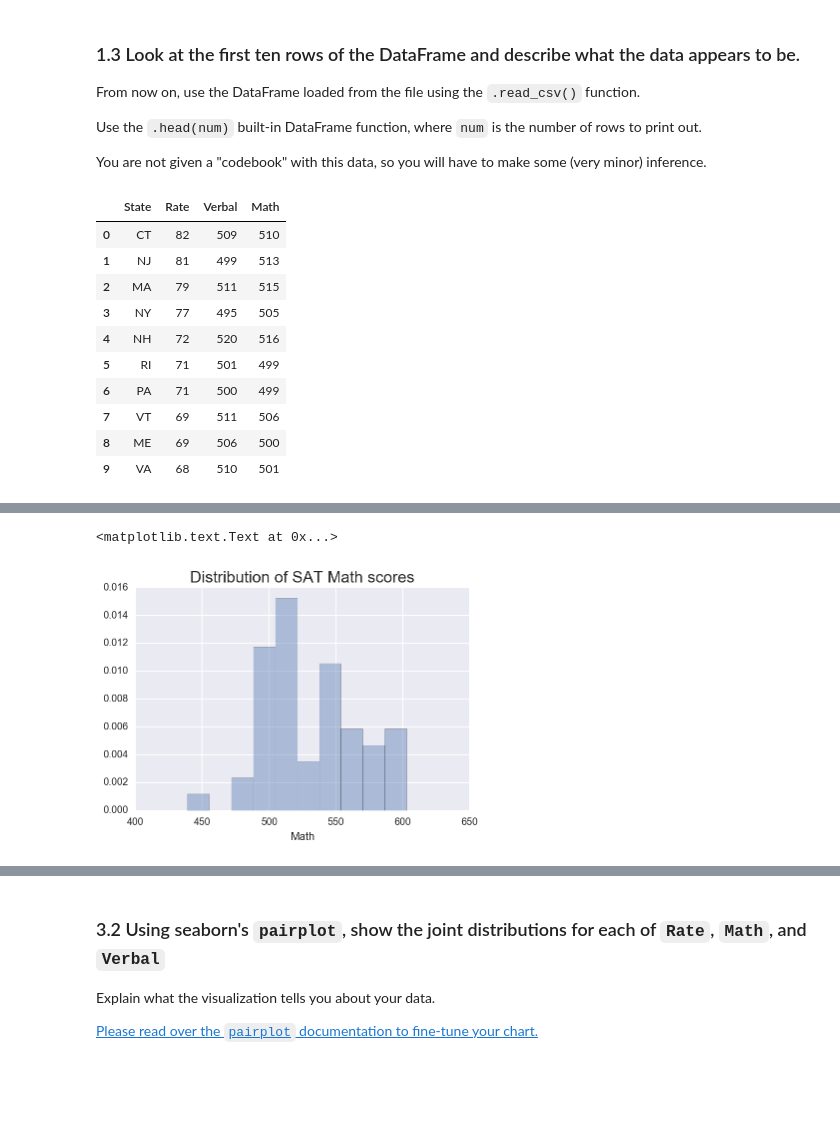
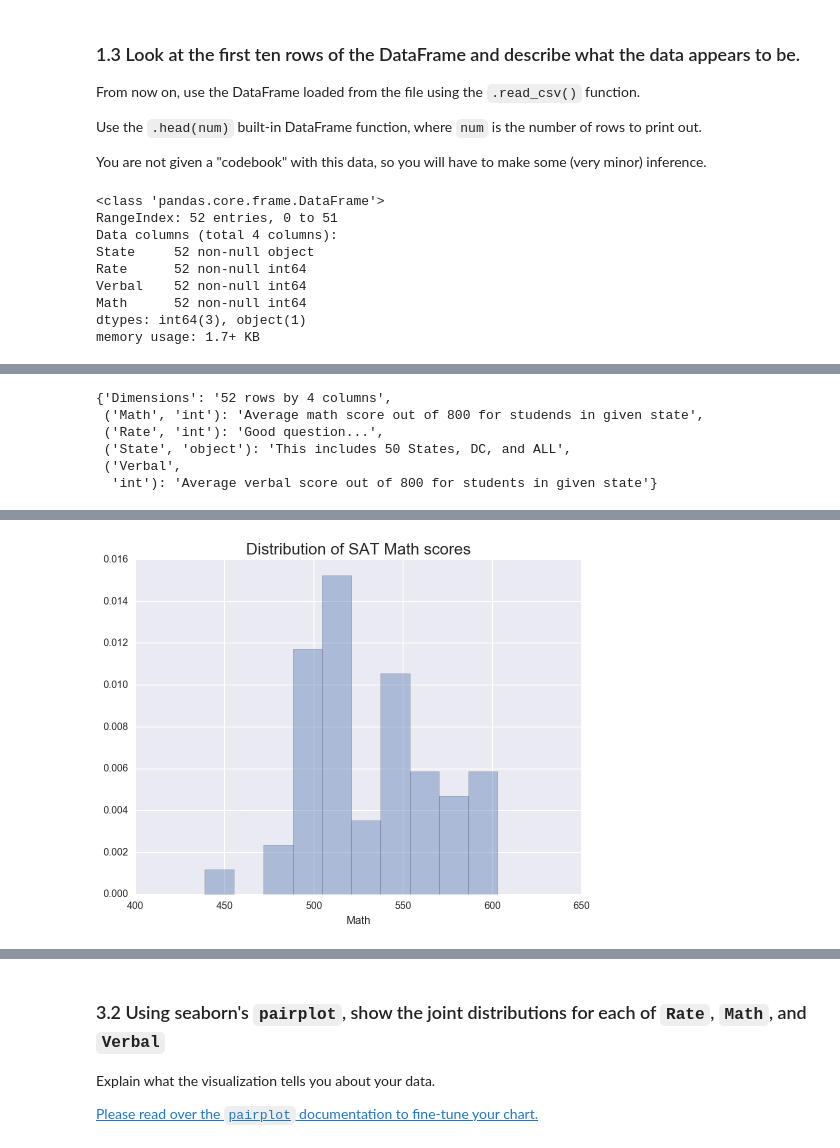
Before and after one commit to rddunlap23/DSI-SF-2-rddunlap23, a Jupyter notebook: projects/project-02-starter.ipynb, the cells around one changed output, grey strips where cells are left out. Cells and saved outputs as stored; diff of their text form; code cells hidden in the pictures; blank space fills up the shorter version.

```diff
--- a/projects/project-02-starter.ipynb
+++ b/projects/project-02-starter.ipynb
@@ -113,18 +114,17 @@ Use the `.head(num)` built-in DataFrame function, where `num` is the number of r
 You are not given a "codebook" with this data, so you will have to make some (very minor) inference.
 # %%
 df.head(10)
+df.info()
 # %% [output]
-|  | State | Rate | Verbal | Math |
-| 0 | CT | 82 | 509 | 510 |
-| 1 | NJ | 81 | 499 | 513 |
-| 2 | MA | 79 | 511 | 515 |
-| 3 | NY | 77 | 495 | 505 |
-| 4 | NH | 72 | 520 | 516 |
-| 5 | RI | 71 | 501 | 499 |
-| 6 | PA | 71 | 500 | 499 |
-| 7 | VT | 69 | 511 | 506 |
-| 8 | ME | 69 | 506 | 500 |
-| 9 | VA | 68 | 510 | 501 |
+<class 'pandas.core.frame.DataFrame'>
+RangeIndex: 52 entries, 0 to 51
+Data columns (total 4 columns):
+State     52 non-null object
+Rate      52 non-null int64
+Verbal    52 non-null int64
+Math      52 non-null int64
+dtypes: int64(3), object(1)
+memory usage: 1.7+ KB
 # %% [markdown]
 <img src="http://imgur.com/l5NasQj.png" style="float: left; margin: 25px 15px 0px 0px; height: 25px">
 
@@ -133,6 +133,23 @@ df.head(10)
 ---
 
 A data dictionary is an object that describes your data. This should contain the name of each variable (column), the type of the variable, your description of what the variable is, and the shape (rows and columns) of the entire dataset.
+# %%
+data_dictionary = {
+    ('State','object'):'This includes 50 States, DC, and ALL',
+    ('Rate', 'int'): 'Good question...',
+    ('Verbal','int'): 'Average verbal score out of 800 for students in given state',
+    ('Math','int'): 'Average math score out of 800 for studends in given state',
+    'Dimensions':('52 rows by 4 columns')
+}
+
+data_dictionary
+# %% [output]
+{'Dimensions': '52 rows by 4 columns',
+ ('Math', 'int'): 'Average math score out of 800 for studends in given state',
+ ('Rate', 'int'): 'Good question...',
+ ('State', 'object'): 'This includes 50 States, DC, and ALL',
+ ('Verbal',
+  'int'): 'Average verbal score out of 800 for students in given state'}
 # %% [markdown]
 <img src="http://imgur.com/l5NasQj.png" style="float: left; margin: 25px 15px 0px 0px; height: 25px">
 
@@ -146,9 +163,12 @@ Set the keyword argument `kde=False`. This way you can actually see the counts w
 
 [Please read over the `distplot` documentation to learn about the arguments and fine-tune your chart if you want.](https://stanford.edu/~mwaskom/software/seaborn/generated/seaborn.distplot.html#seaborn.distplot)
 # %%
-dist = sns.distplot(df['Math'],kde=False,norm_hist=True,bins=10)
-dist.set_title('Distribution of SAT Math scores', fontsize=16)
+fig = plt.figure(figsize = (8,6))
+ax = fig.gca()
+ax = sns.distplot(df['Math'],kde=False,norm_hist=True,bins=10)
+ax.set_title('Distribution of SAT Math scores', fontsize=16)
+
+plt.show()
 # %% [output]
-<matplotlib.text.Text at 0x...>
-[figure, old version]
+[figure, new version]
 # %%
```
Also changed, not shown: parts of 28 cells of this notebook, 19 other files.
